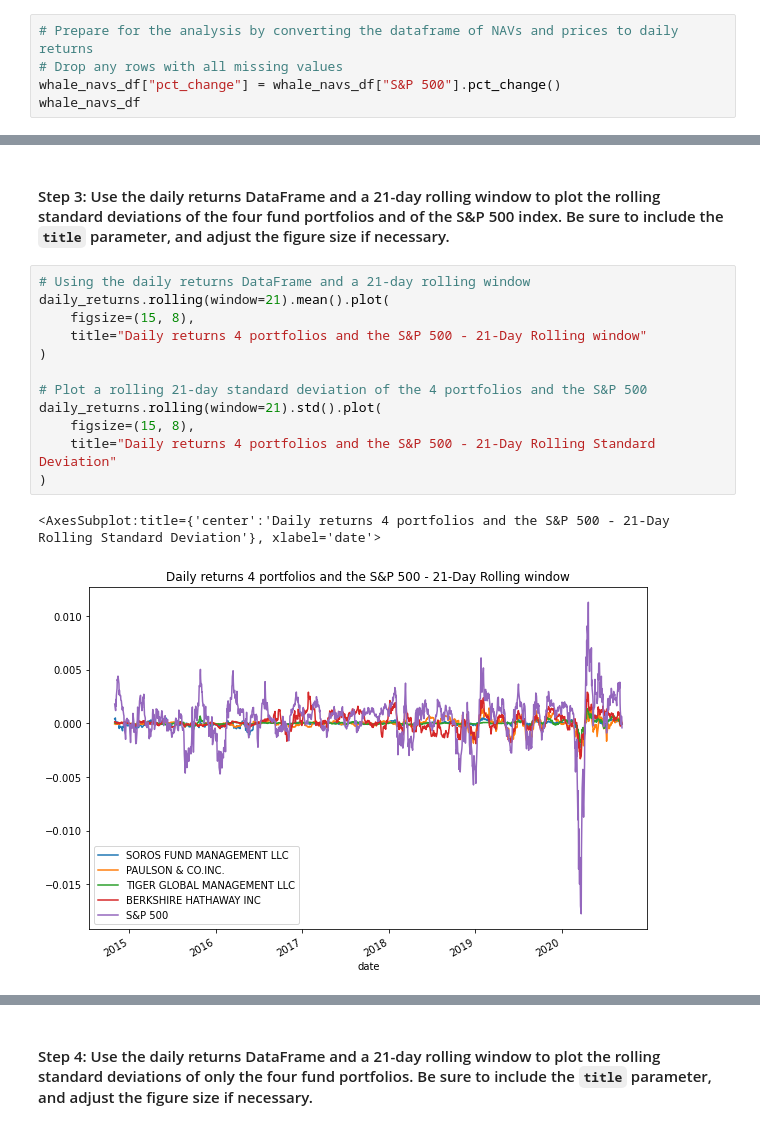
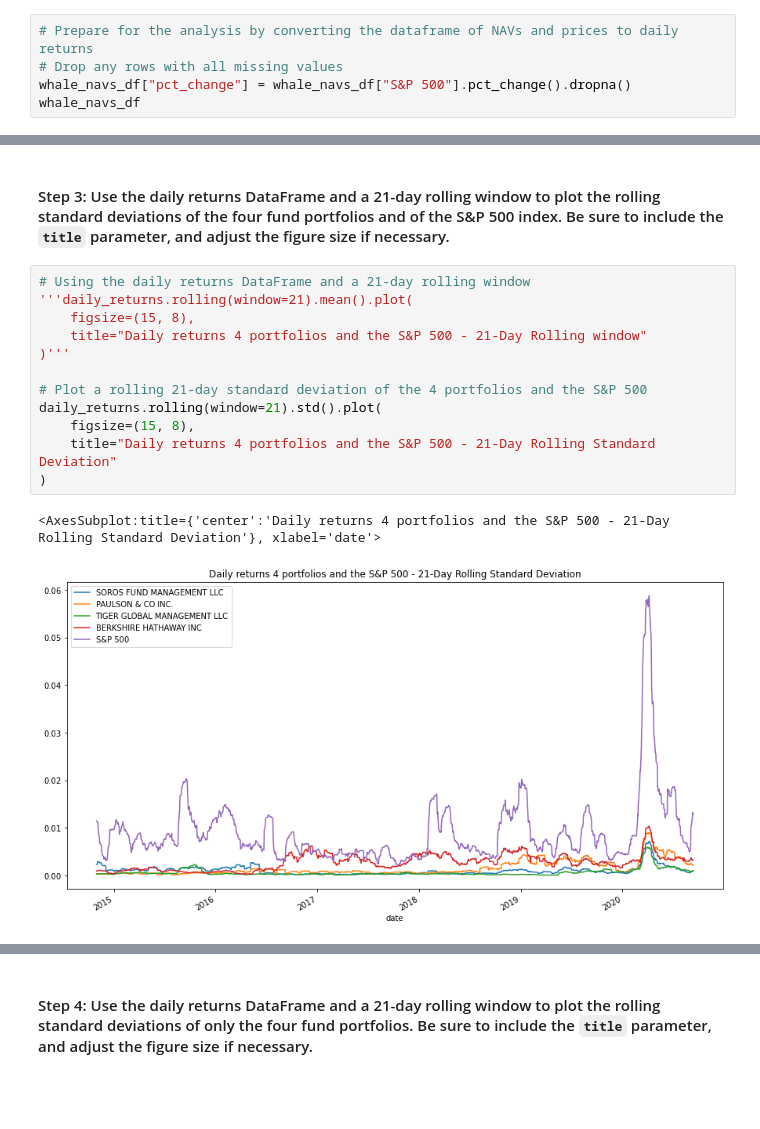
Before and after one commit to EGeorge2021r/Challenge4_Repo, a Jupyter notebook: Starter_Code/risk_return_analysis.ipynb, the cells around one changed output, grey strips where cells are left out. Saved outputs shown, nothing was run; the diff lists cells and outputs as text; blank space fills up the shorter version.

```diff
--- a/Starter_Code/risk_return_analysis.ipynb
+++ b/Starter_Code/risk_return_analysis.ipynb
@@ -131,7 +131,7 @@ whale_navs_df.head()
 # %%
 # Prepare for the analysis by converting the dataframe of NAVs and prices to daily returns
 # Drop any rows with all missing values
-whale_navs_df["pct_change"] = whale_navs_df["S&P 500"].pct_change()
+whale_navs_df["pct_change"] = whale_navs_df["S&P 500"].pct_change().dropna()
 whale_navs_df
 # %% [output]
 |  | SOROS FUND MANAGEMENT LLC | PAULSON & CO.INC. | TIGER GLOBAL MANAGEMENT LLC | BERKSHIRE HATHAWAY INC | S&P 500 | ... |
@@ -449,16 +448,16 @@ dtype: float64
 #### Step 3: Use the daily returns DataFrame and a 21-day rolling window to plot the rolling standard deviations of the four fund portfolios and of the S&P 500 index. Be sure to include the `title` parameter, and adjust the figure size if necessary.
 # %%
 # Using the daily returns DataFrame and a 21-day rolling window
-daily_returns.rolling(window=21).mean().plot(
+'''daily_returns.rolling(window=21).mean().plot(
     figsize=(15, 8),
     title="Daily returns 4 portfolios and the S&P 500 - 21-Day Rolling window"
-)
+)'''
 
 # Plot a rolling 21-day standard deviation of the 4 portfolios and the S&P 500
 daily_returns.rolling(window=21).std().plot(
     figsize=(15, 8),
     title="Daily returns 4 portfolios and the S&P 500 - 21-Day Rolling Standard Deviation"
 )
 # %% [output]
 <AxesSubplot:title={'center':'Daily returns 4 portfolios and the S&P 500 - 21-Day Rolling Standard Deviation'}, xlabel='date'>
-[figure, old version]
+[figure, new version]
```
Also changed, not shown: parts of 16 cells of this notebook, 1 other file.
